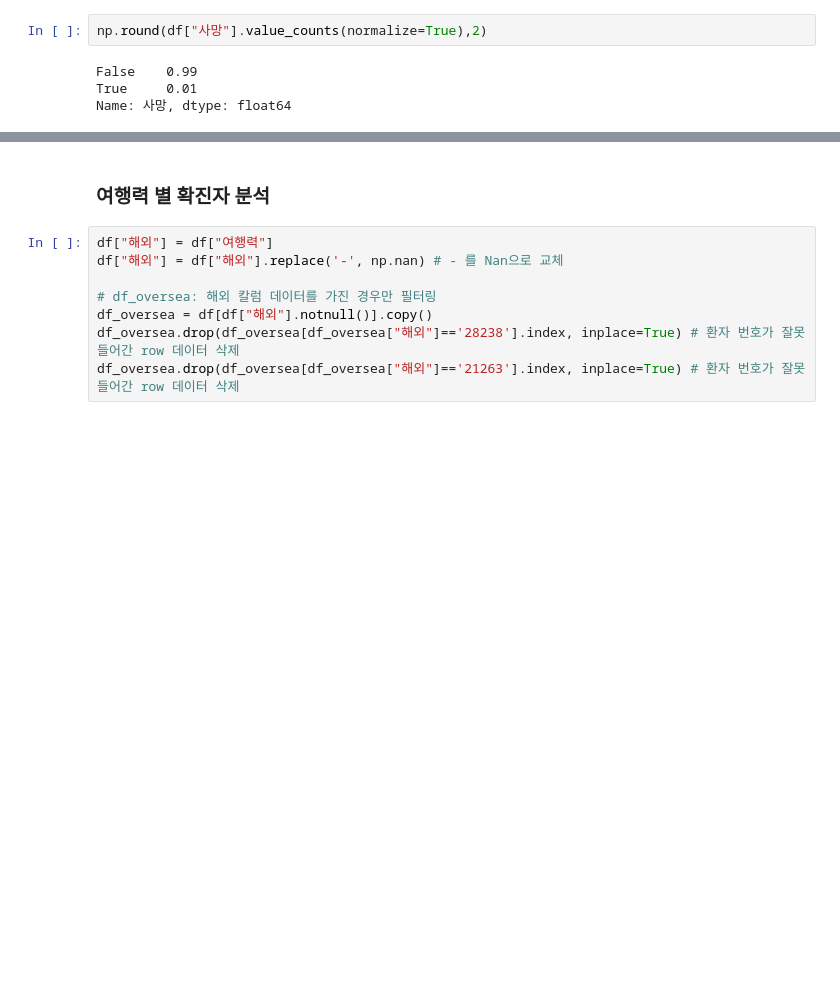
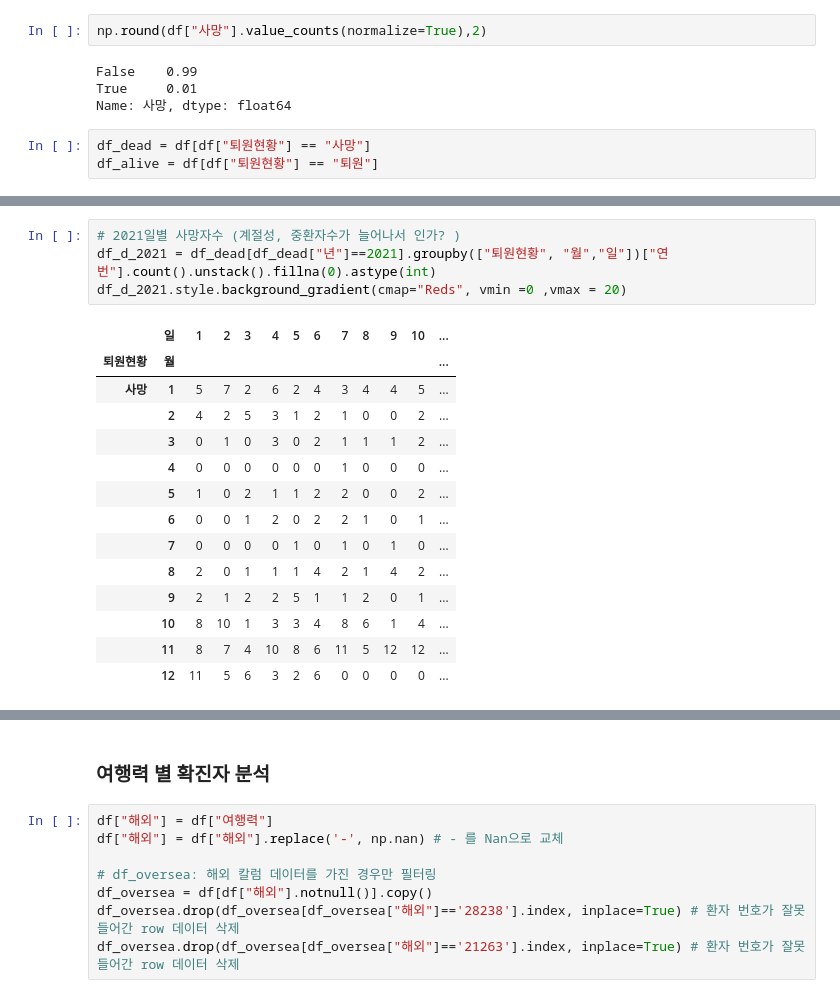
Before and after one commit to hwaneest/DataCamp_Donates_2021, a Jupyter notebook: MJ/DSF_Team_Project/Covid EDA.ipynb, the cells around one changed output, grey strips where cells are left out. Cells and saved outputs as stored; diff of their text form; blank space fills up the shorter version.

```diff
--- a/MJ/DSF_Team_Project/Covid EDA.ipynb
+++ b/MJ/DSF_Team_Project/Covid EDA.ipynb
@@ -196,3 +213,6 @@ np.round(df["사망"].value_counts(normalize=True),2)
 False    0.99
 True     0.01
 Name: 사망, dtype: float64
+# %%
+df_dead = df[df["퇴원현황"] == "사망"]
+df_alive = df[df["퇴원현황"] == "퇴원"]
@@ -198,0 +265,19 @@ Name: 사망, dtype: float64
+# %%
+# 2021일별 사망자수 (계절성, 중환자수가 늘어나서 인가? )
+df_d_2021 = df_dead[df_dead["년"]==2021].groupby(["퇴원현황", "월","일"])["연번"].count().unstack().fillna(0).astype(int)
+df_d_2021.style.background_gradient(cmap="Reds", vmin =0 ,vmax = 20)
+# %% [output]
+|  | 일 | 1 | 2 | 3 | 4 | 5 | 6 | 7 | 8 | 9 | 10 | ... |
+| 퇴원현황 | 월 |  |  |  |  |  |  |  |  |  |  | ... |
+| 사망 | 1 | 5 | 7 | 2 | 6 | 2 | 4 | 3 | 4 | 4 | 5 | ... |
+|  | 2 | 4 | 2 | 5 | 3 | 1 | 2 | 1 | 0 | 0 | 2 | ... |
+|  | 3 | 0 | 1 | 0 | 3 | 0 | 2 | 1 | 1 | 1 | 2 | ... |
+|  | 4 | 0 | 0 | 0 | 0 | 0 | 0 | 1 | 0 | 0 | 0 | ... |
+|  | 5 | 1 | 0 | 2 | 1 | 1 | 2 | 2 | 0 | 0 | 2 | ... |
+|  | 6 | 0 | 0 | 1 | 2 | 0 | 2 | 2 | 1 | 0 | 1 | ... |
+|  | 7 | 0 | 0 | 0 | 0 | 1 | 0 | 1 | 0 | 1 | 0 | ... |
+|  | 8 | 2 | 0 | 1 | 1 | 1 | 4 | 2 | 1 | 4 | 2 | ... |
+|  | 9 | 2 | 1 | 2 | 2 | 5 | 1 | 1 | 2 | 0 | 1 | ... |
+|  | 10 | 8 | 10 | 1 | 3 | 3 | 4 | 8 | 6 | 1 | 4 | ... |
+|  | 11 | 8 | 7 | 4 | 10 | 8 | 6 | 11 | 5 | 12 | 12 | ... |
+|  | 12 | 11 | 5 | 6 | 3 | 2 | 6 | 0 | 0 | 0 | 0 | ... |
```
Also changed, not shown: parts of 13 cells of this notebook, 1 other file.
